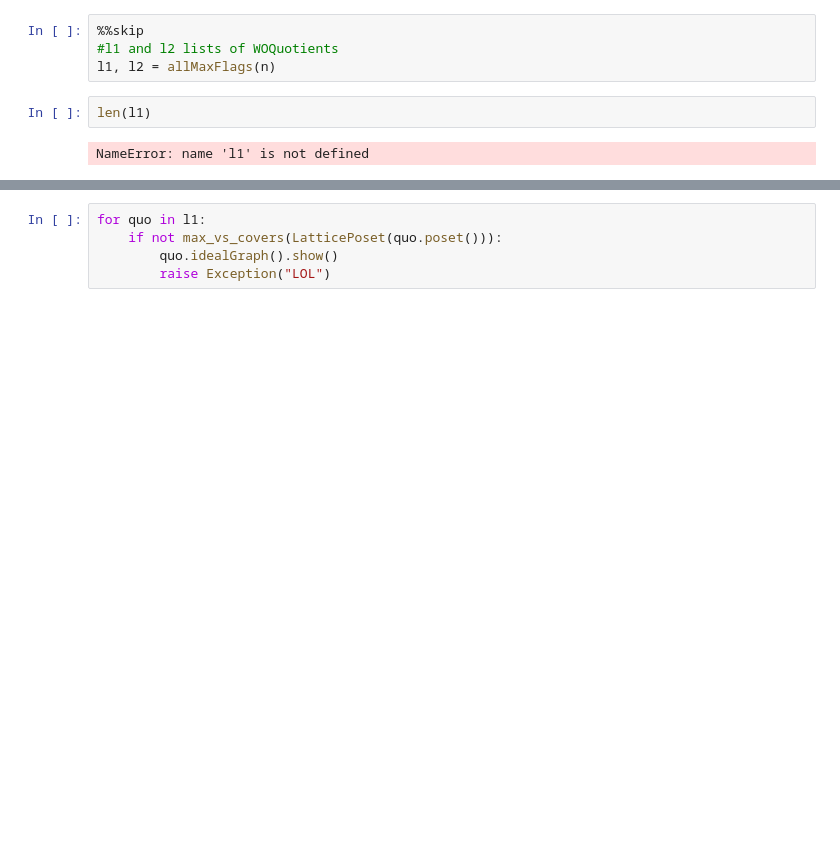
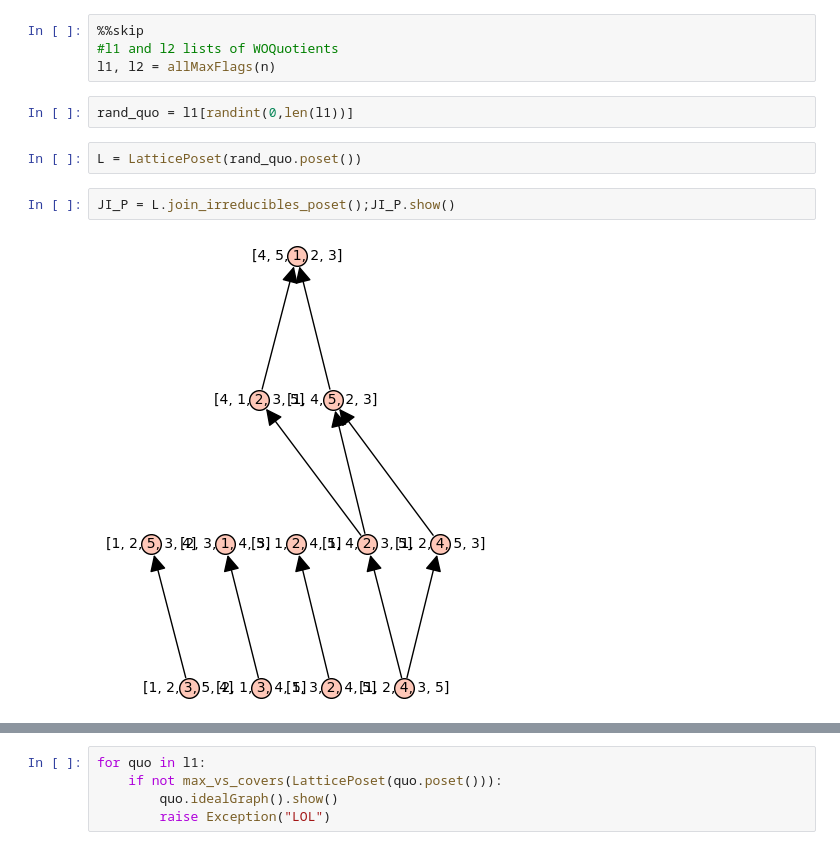
Before and after one commit to LudovicSchwob/Maxflag, a Jupyter notebook: code/Test_Louis.ipynb, the cells around one changed output, grey strips where cells are left out. Drawn from its saved outputs; the diff is of its cells as text; blank space fills up the shorter version.

```diff
--- a/code/Test_Louis.ipynb
+++ b/code/Test_Louis.ipynb
@@ -12,6 +10,10 @@ n=5
 #l1 and l2 lists of WOQuotients
 l1, l2 = allMaxFlags(n)
 # %%
-len(l1)
+rand_quo = l1[randint(0,len(l1))]
-# %% [output]
-NameError: name 'l1' is not defined
+# %%
+L = LatticePoset(rand_quo.poset())
+# %%
+JI_P = L.join_irreducibles_poset();JI_P.show()
+# %% [output]
+[figure, added]
```
Also changed, not shown: parts of 4 cells of this notebook, 1 other file.
